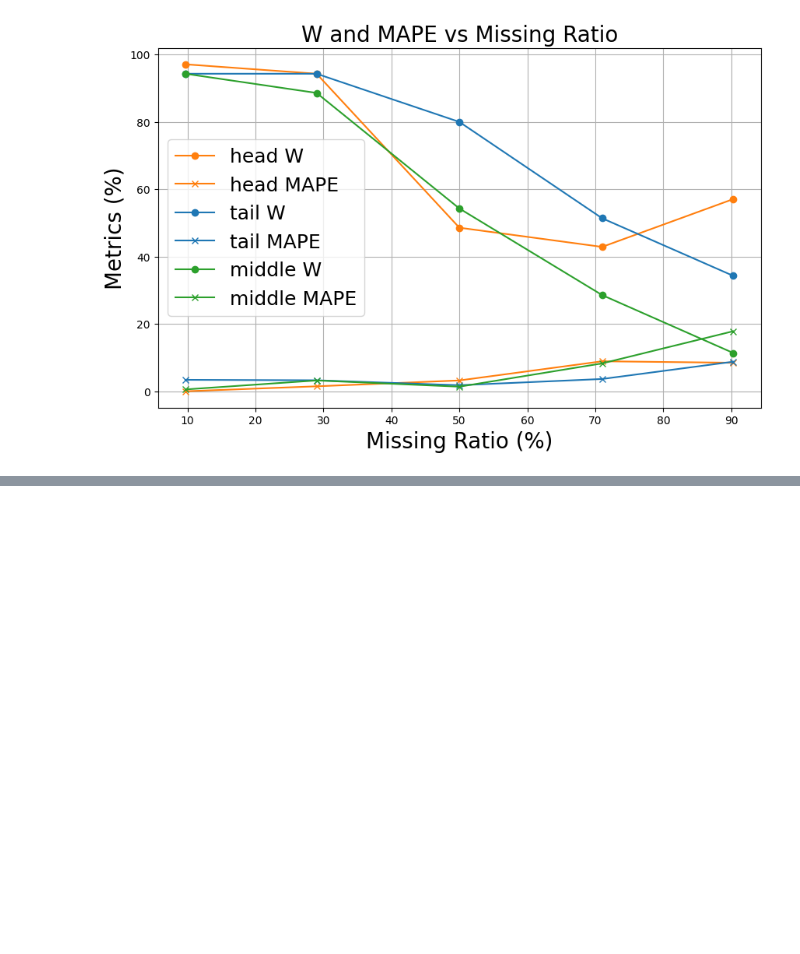
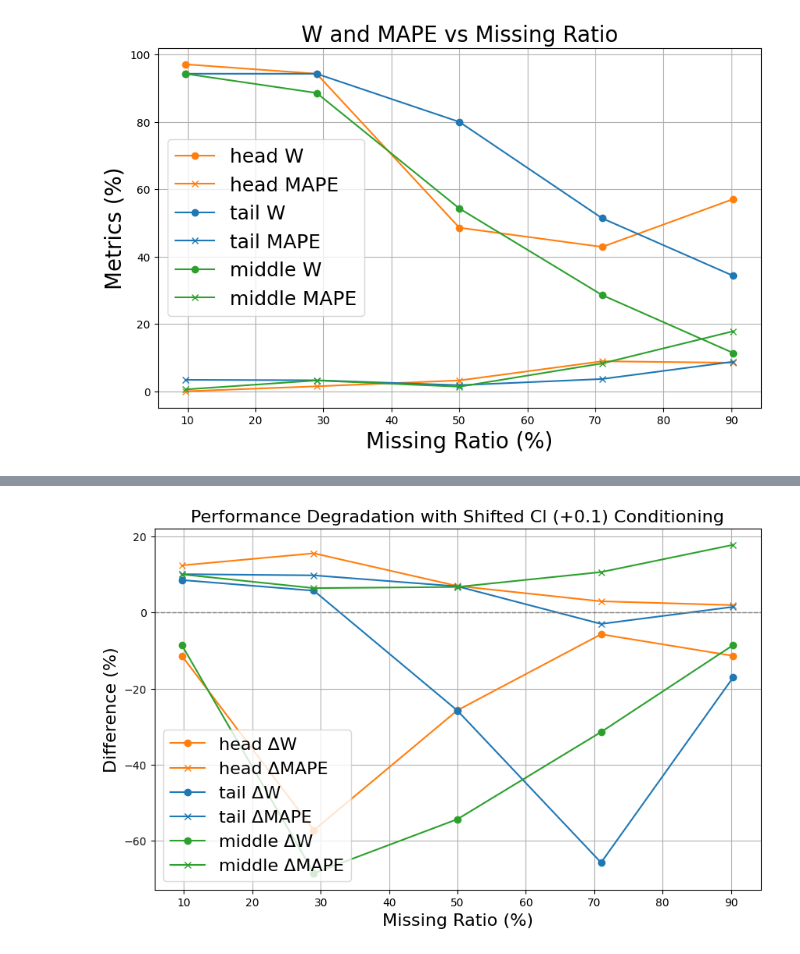
Before and after one commit to Yujin109/airfoil-completion, a Jupyter notebook: notebooks/999_sandbox.ipynb, the cells around one changed output, grey strips where cells are left out. Drawn from its saved outputs; the diff is of its cells as text; code cells hidden in the pictures; blank space fills up the shorter version.

```diff
--- a/notebooks/999_sandbox.ipynb
+++ b/notebooks/999_sandbox.ipynb
@@ -82,0 +130,69 @@ plt.show()
+# %%
+import matplotlib.pyplot as plt
+
+# 欠損割合
+missing_ratios = [9.7, 29.0, 50.0, 71.0, 90.3]
+
+# Cl条件での性能データ（WとMAPE）
+cl_data = {
+    "head": {
+        "W": [94.3, 94.3, 94.3, 77.14, 60.0],
+        "MAPE": [0.04, 1.31, 1.19, 3.08, 5.62],
+    },
+    "tail": {
+        "W": [88.6, 94.3, 82.9, 80.0, 45.7],
+        "MAPE": [0.86, 0.51, 1.09, 5.04, 4.58],
+    },
+    "middle": {
+        "W": [88.6, 97.1, 91.4, 85.71, 34.3],
+        "MAPE": [0.59, 1.78, 3.18, 1.59, 2.30],
+    },
+}
+
+# Cl+0.1条件での性能データ（WとMAPE）
+cl_shift_data = {
+    "head": {
+        "W": [82.9, 37.1, 68.6, 71.4, 48.6],
+        "MAPE": [12.40, 16.83, 8.13, 6.00, 7.53],
+    },
+    "tail": {
+        "W": [97.1, 100.0, 57.1, 14.3, 28.6],
+        "MAPE": [10.91, 10.24, 7.93, 2.02, 6.03],
+    },
+    "middle": {
+        "W": [80.0, 28.6, 37.1, 54.3, 25.7],
+        "MAPE": [10.58, 8.16, 9.87, 12.18, 20.05],
+    },
+}
+
+# 差分（Cl+0.1 - Cl）を計算
+diff_data = {}
+for mode in cl_data:
+    diff_data[mode] = {
+        "delta_W": [s - o for s, o in zip(cl_shift_data[mode]["W"], cl_data[mode]["W"])],
+        "delta_MAPE": [s - o for s, o in zip(cl_shift_data[mode]["MAPE"], cl_data[mode]["MAPE"])]
+    }
+
+# 色設定
+colors = {
+    "head": "tab:orange",
+    "tail": "tab:blue",
+    "middle": "tab:green"
+}
+
+# グラフ描画
+plt.figure(figsize=(10, 6))
+for mode in diff_data:
+    plt.plot(missing_ratios, diff_data[mode]["delta_W"], marker='o', label=f"{mode} ΔW", color=colors[mode])
+    plt.plot(missing_ratios, diff_data[mode]["delta_MAPE"], marker='x', label=f"{mode} ΔMAPE", color=colors[mode])
+
+plt.axhline(0, color='gray', linestyle='--', linewidth=1)
+plt.xlabel("Missing Ratio (%)", fontsize=16)
+plt.ylabel("Difference (%)", fontsize=16)
+plt.title("Performance Degradation with Shifted Cl (+0.1) Conditioning", fontsize=16)
+plt.legend(fontsize=16)
+plt.grid(True)
+# plt.tight_layout()
+plt.show()
+# %% [output]
+[figure, added]
```
Also changed, not shown: parts of 1 cell of this notebook, 1 other file.
